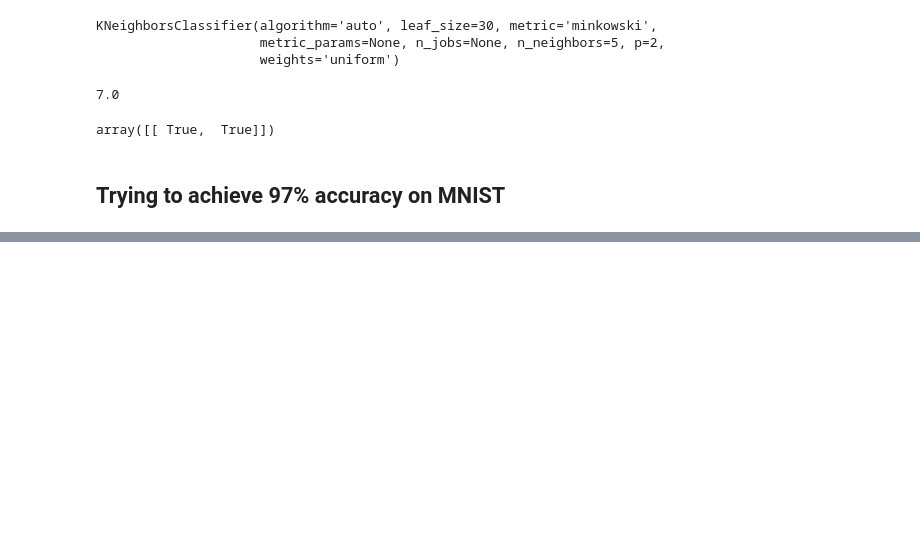
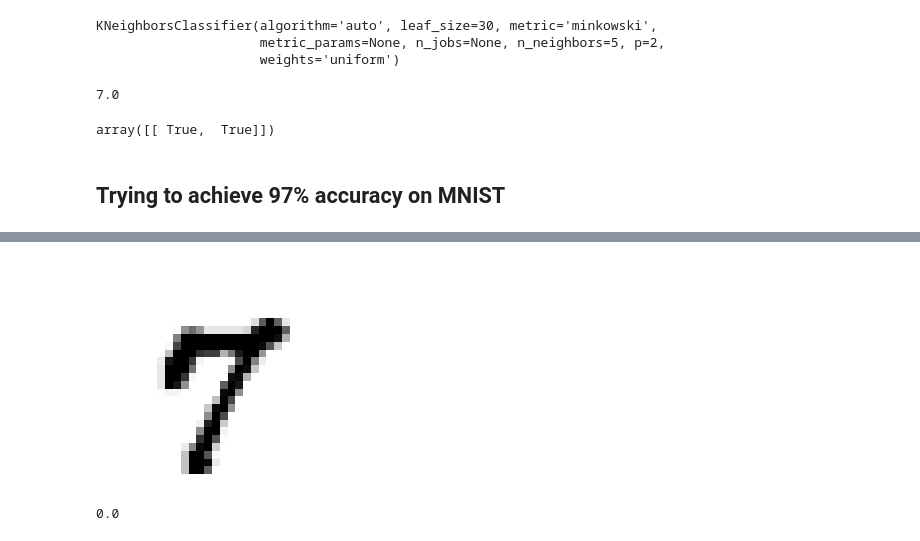
Before and after one commit to kamilwyszynski/mnist, a Jupyter notebook: mnist_multinomial_classifier.ipynb, the cells around one changed output, grey strips where cells are left out. Drawn from its saved outputs; the diff is of its cells as text; code cells hidden in the pictures; blank space fills up the shorter version.

```diff
--- a/mnist_multinomial_classifier.ipynb
+++ b/mnist_multinomial_classifier.ipynb
@@ -255,0 +267,6 @@ array([0.96945, 0.97125, 0.96995])
+# %%
+def print_number(number):
+    %matplotlib inline
+    plt.imshow(number.reshape(28, 28), cmap=matplotlib.cm.binary,
+               interpolation="nearest")
+    plt.axis('off')
@@ -255,0 +278,10 @@ array([0.96945, 0.97125, 0.96995])
+# %%
+example = X_train[0, :] #first number
+
+print_number(example)
+# %% [output]
+[figure, added]
+# %%
+example[]
+# %% [output]
+0.0
```
Also changed, not shown: parts of 16 cells of this notebook.
